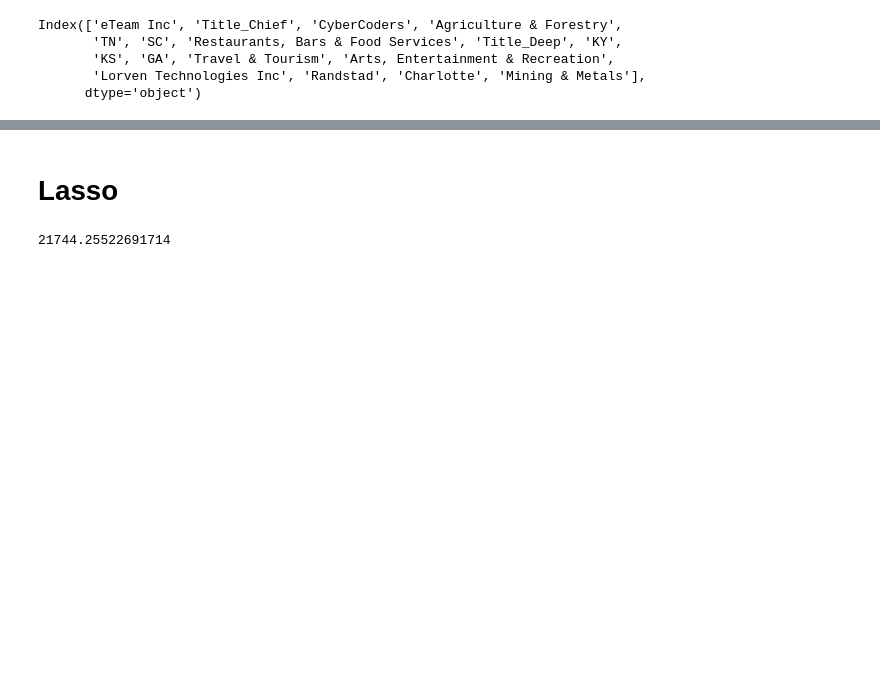
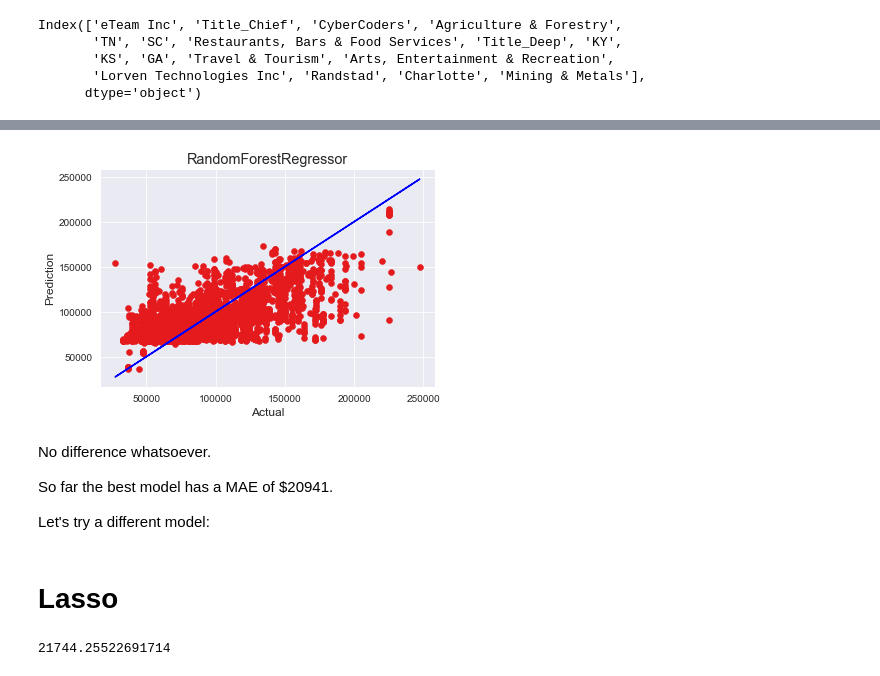
Before and after one commit to ronaldpacheco/Capstone_2_Data-Science-Salary-Prediction, a Jupyter notebook: Modeling.ipynb, the cells around one changed output, grey strips where cells are left out. Drawn from its saved outputs; the diff is of its cells as text; code cells hidden in the pictures; blank space fills up the shorter version.

Commit message:
Modeling ready to submit

```diff
--- a/Modeling.ipynb
+++ b/Modeling.ipynb
@@ -42,6 +55,3 @@ memory usage: 10.8 MB
-# %%
-df = df.astype('category')
-df.Avg_Salary = df.Avg_Salary.astype('float')
 # %%
 df.drop('Unnamed: 0', axis=1, inplace=True)
 df.head()
@@ -70,11 +87,11 @@ mean_absolute_error(y_test, rf.predict(X_test))
 # %%
-random_grid = {'bootstrap': [True, False],
-               'max_depth': [10, 20, 30, 40, 50, 60, 70, 80, 90, 100, 110, None],
+rf_params = {'bootstrap': [True, False],
+               'max_depth': [10, 50, None], #choose 10, 50, 100, none / this overfits
                'max_features': ['auto', 'sqrt'],
-               'min_samples_leaf': [5,50,100],
-               'n_estimators': [50, 80, 100, 122]}
-rf_random = RandomForestRegressor(n_jobs=-1, random_state=42)
-rf_random = RandomizedSearchCV(estimator = rf_random, param_distributions = random_grid, n_iter = 100, cv = 3, verbose=2, random_state=42, n_jobs = -1)
+               'min_samples_leaf': [5,50,100, 500], #this overfits
+               'n_estimators': [100]}
+rf_grid = RandomForestRegressor(n_jobs=-1, random_state=42)
+rf_grid = GridSearchCV(rf_grid,rf_params, cv = 3, verbose=2, n_jobs = -1)
 # %%
-rf_random.fit(X_train,y_train)
+rf_grid.fit(X_train,y_train)
 # %% [output]
@@ -115,0 +133,4 @@ plt.show()
+# %%
+rf_n = RandomForestRegressor(n_jobs=-1, random_state=42, bootstrap= True, max_depth= 10, max_features= 'auto', min_samples_leaf= 5, n_estimators= 1000)
+rf_n.fit(X_train,y_train)
+rf_n.score(X_test,y_test)
@@ -142,3 +173,19 @@ mean_absolute_error(y_test_clean, rf_clean.predict(X_test_clean))
+# %%
+plt.scatter(y_test, rf_n.predict(X_test))
+plt.plot(y_test, y_test, c='b')
+plt.ylabel('Prediction')
+plt.xlabel('Actual')
+plt.title('RandomForestRegressor')
+
+plt.show()
+# %% [output]
+[figure, added]
+# %% [markdown]
+No difference whatsoever.
+
+So far the best model has a MAE of $20941.
+
+Let's try a different model:
 # %% [markdown]
 # Lasso
 # %%
```
Also changed, not shown: parts of 62 cells of this notebook.
